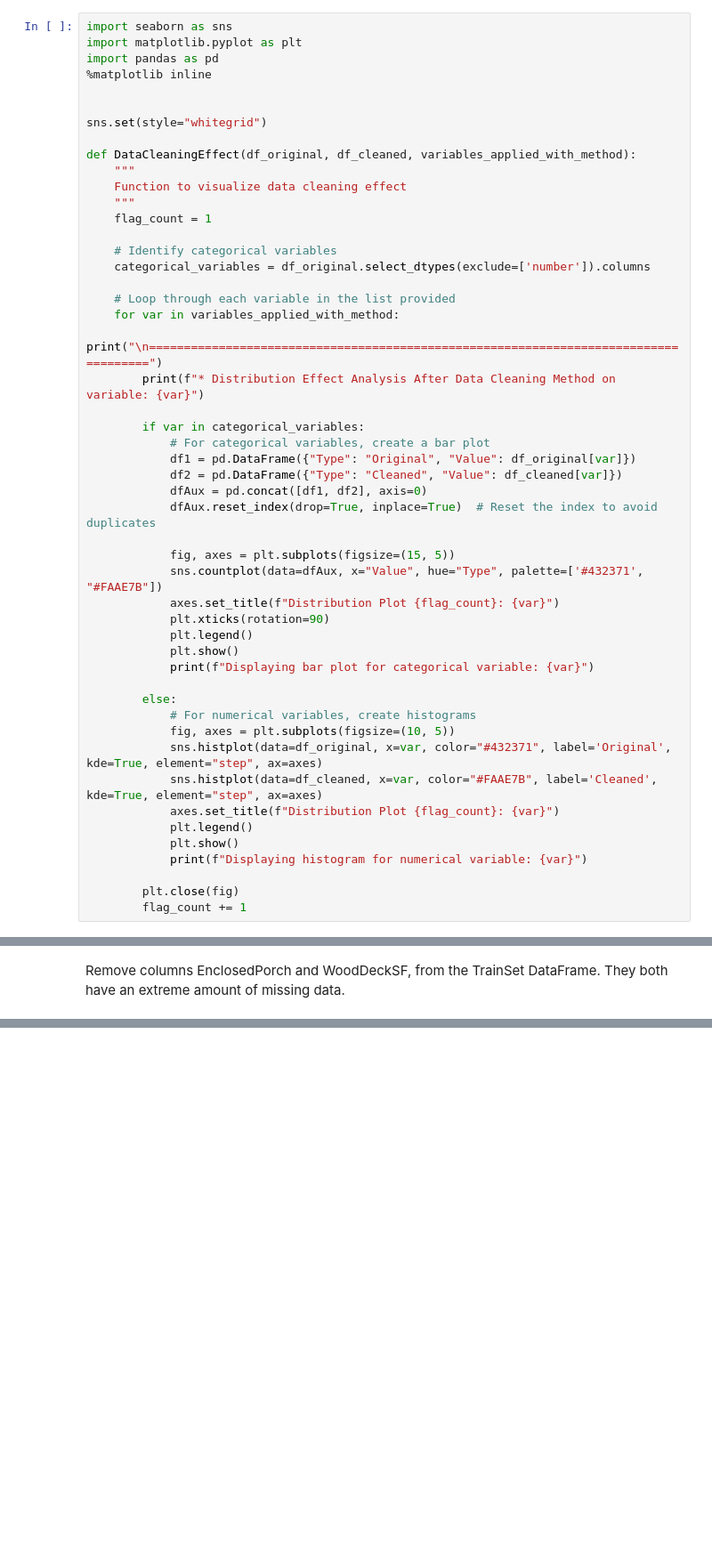
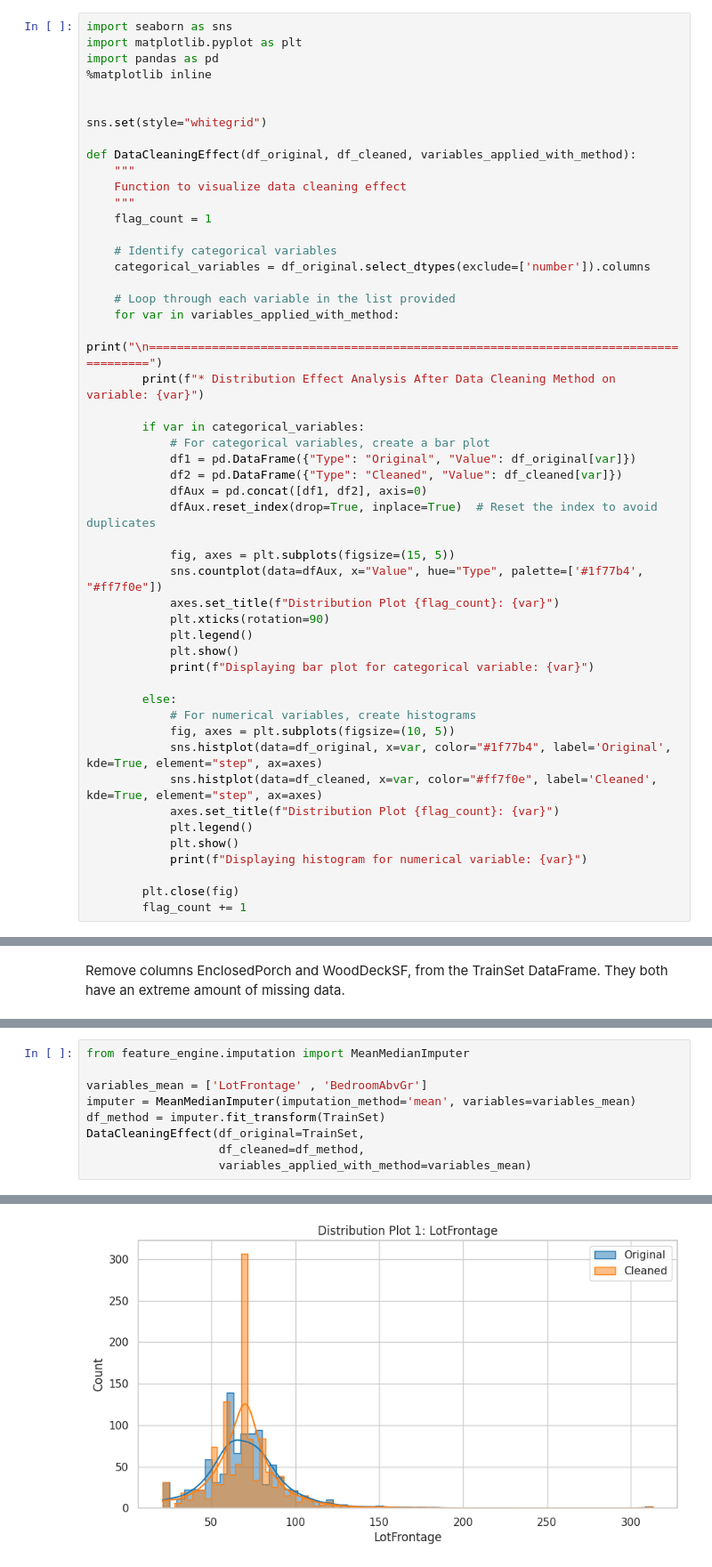
Before and after one commit to linobollansee/property-value-maximizer, a Jupyter notebook: jupyter_notebooks/02 - DataCleaning.ipynb, the cells around one changed output, grey strips where cells are left out. Shown at 89% size. Saved outputs shown, nothing was run; the diff lists cells and outputs as text; blank space fills up the shorter version.

Commit message:
02 - DataCleaning.ipynb done, run all cells, 3 CSV files output

```diff
--- a/jupyter_notebooks/02 - DataCleaning.ipynb
+++ b/jupyter_notebooks/02 - DataCleaning.ipynb
@@ -125,7 +189,7 @@ def DataCleaningEffect(df_original, df_cleaned, variables_applied_with_method):
             dfAux.reset_index(drop=True, inplace=True)  # Reset the index to avoid duplicates
 
             fig, axes = plt.subplots(figsize=(15, 5))
-            sns.countplot(data=dfAux, x="Value", hue="Type", palette=['#432371', "#FAAE7B"])
+            sns.countplot(data=dfAux, x="Value", hue="Type", palette=['#1f77b4', "#ff7f0e"])
             axes.set_title(f"Distribution Plot {flag_count}: {var}")
             plt.xticks(rotation=90)
             plt.legend()
@@ -135,8 +199,8 @@ def DataCleaningEffect(df_original, df_cleaned, variables_applied_with_method):
         else:
             # For numerical variables, create histograms
             fig, axes = plt.subplots(figsize=(10, 5))
-            sns.histplot(data=df_original, x=var, color="#432371", label='Original', kde=True, element="step", ax=axes)
-            sns.histplot(data=df_cleaned, x=var, color="#FAAE7B", label='Cleaned', kde=True, element="step", ax=axes)
+            sns.histplot(data=df_original, x=var, color="#1f77b4", label='Original', kde=True, element="step", ax=axes)
+            sns.histplot(data=df_cleaned, x=var, color="#ff7f0e", label='Cleaned', kde=True, element="step", ax=axes)
             axes.set_title(f"Distribution Plot {flag_count}: {var}")
             plt.legend()
             plt.show()
@@ -176,0 +270,10 @@ for i in variables_to_drop:
+# %%
+from feature_engine.imputation import MeanMedianImputer
+
+variables_mean = ['LotFrontage' , 'BedroomAbvGr']
+imputer = MeanMedianImputer(imputation_method='mean', variables=variables_mean)
+df_method = imputer.fit_transform(TrainSet)
+DataCleaningEffect(df_original=TrainSet,
+                   df_cleaned=df_method,
+                   variables_applied_with_method=variables_mean)
+# %% [output]
@@ -176,0 +282 @@ for i in variables_to_drop:
+[figure, added]
```
Also changed, not shown: parts of 39 cells of this notebook, 3 other files.
